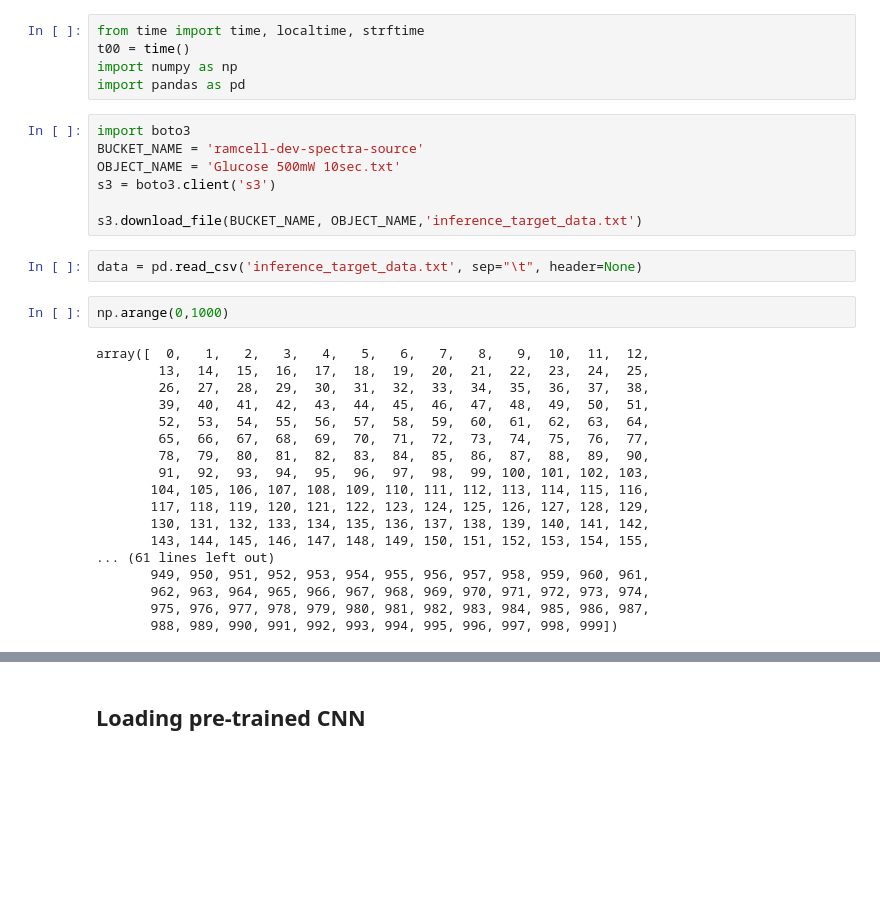
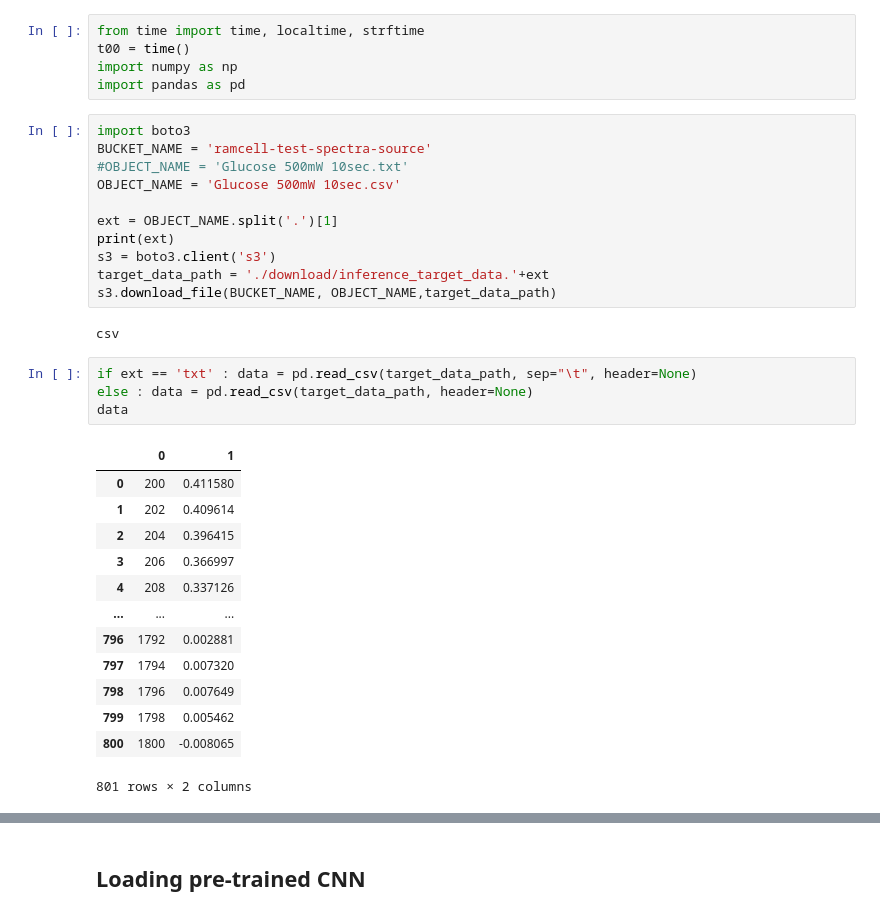
Before and after one commit to JeonggyuJang/bacteria-id_training, a Jupyter notebook: inference.ipynb, the cells around one changed output, grey strips where cells are left out. Drawn from its saved outputs; the diff is of its cells as text; blank space fills up the shorter version.

Commit message:
inference test

```diff
--- a/inference.ipynb
+++ b/inference.ipynb
@@ -7,33 +7,35 @@ import numpy as np
 import pandas as pd
 # %%
 import boto3
-BUCKET_NAME = 'ramcell-dev-spectra-source'
-OBJECT_NAME = 'Glucose 500mW 10sec.txt'
+BUCKET_NAME = 'ramcell-test-spectra-source'
+#OBJECT_NAME = 'Glucose 500mW 10sec.txt'
+OBJECT_NAME = 'Glucose 500mW 10sec.csv'
+
+ext = OBJECT_NAME.split('.')[1]
+print(ext)
 s3 = boto3.client('s3')
-
-s3.download_file(BUCKET_NAME, OBJECT_NAME,'inference_target_data.txt')
+target_data_path = './download/inference_target_data.'+ext
+s3.download_file(BUCKET_NAME, OBJECT_NAME,target_data_path)
+# %% [output]
+csv
-# %%
-data = pd.read_csv('inference_target_data.txt', sep="\t", header=None)
-# %%
-np.arange(0,1000)
-# %% [output]
-array([  0,   1,   2,   3,   4,   5,   6,   7,   8,   9,  10,  11,  12,
-        13,  14,  15,  16,  17,  18,  19,  20,  21,  22,  23,  24,  25,
-        26,  27,  28,  29,  30,  31,  32,  33,  34,  35,  36,  37,  38,
-        39,  40,  41,  42,  43,  44,  45,  46,  47,  48,  49,  50,  51,
-        52,  53,  54,  55,  56,  57,  58,  59,  60,  61,  62,  63,  64,
-        65,  66,  67,  68,  69,  70,  71,  72,  73,  74,  75,  76,  77,
-        78,  79,  80,  81,  82,  83,  84,  85,  86,  87,  88,  89,  90,
-        91,  92,  93,  94,  95,  96,  97,  98,  99, 100, 101, 102, 103,
-       104, 105, 106, 107, 108, 109, 110, 111, 112, 113, 114, 115, 116,
-       117, 118, 119, 120, 121, 122, 123, 124, 125, 126, 127, 128, 129,
-       130, 131, 132, 133, 134, 135, 136, 137, 138, 139, 140, 141, 142,
-       143, 144, 145, 146, 147, 148, 149, 150, 151, 152, 153, 154, 155,
-... (61 lines left out)
-       949, 950, 951, 952, 953, 954, 955, 956, 957, 958, 959, 960, 961,
-       962, 963, 964, 965, 966, 967, 968, 969, 970, 971, 972, 973, 974,
-       975, 976, 977, 978, 979, 980, 981, 982, 983, 984, 985, 986, 987,
-       988, 989, 990, 991, 992, 993, 994, 995, 996, 997, 998, 999])
+# %%
+if ext == 'txt' : data = pd.read_csv(target_data_path, sep="\t", header=None)
+else : data = pd.read_csv(target_data_path, header=None)
+data
+# %% [output]
+|  | 0 | 1 |
+| 0 | 200 | 0.411580 |
+| 1 | 202 | 0.409614 |
+| 2 | 204 | 0.396415 |
+| 3 | 206 | 0.366997 |
+| 4 | 208 | 0.337126 |
+| ... | ... | ... |
+| 796 | 1792 | 0.002881 |
+| 797 | 1794 | 0.007320 |
+| 798 | 1796 | 0.007649 |
+| 799 | 1798 | 0.005462 |
+| 800 | 1800 | -0.008065 |
+801 rows × 2 columns
 # %%
 %matplotlib inline
 import matplotlib.pyplot as plt
```
Also changed, not shown: parts of 2 cells of this notebook, 3 other files.
